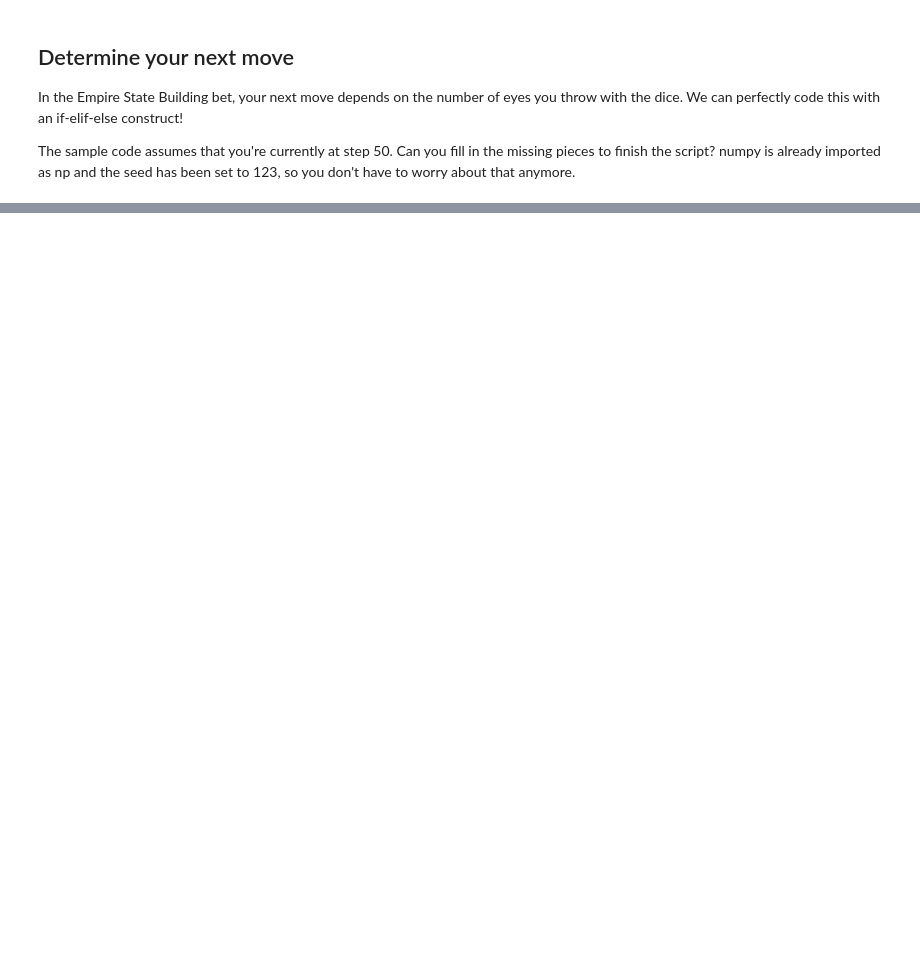
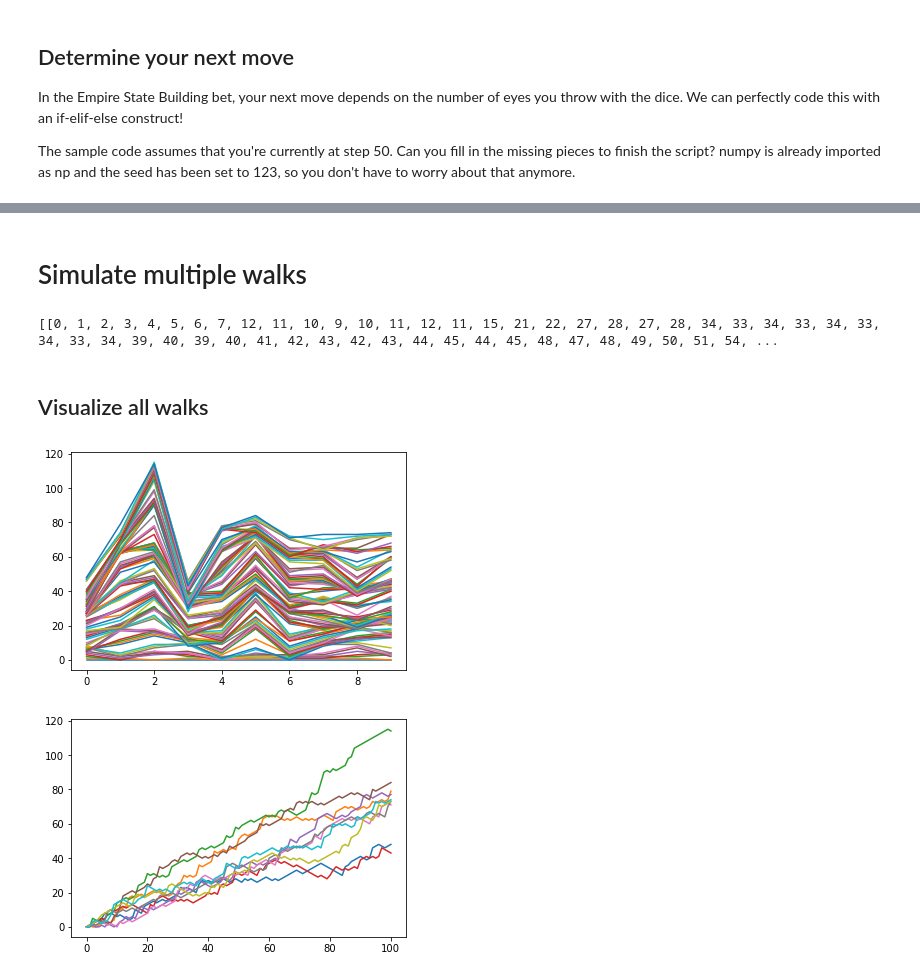
Before and after one commit to sayedkamal2016/DataCamp, a Jupyter notebook: intermediate python notes.ipynb, the cells around one changed output, grey strips where cells are left out. Drawn from its saved outputs; the diff is of its cells as text; code cells hidden in the pictures; blank space fills up the shorter version.

```diff
--- a/intermediate python notes.ipynb
+++ b/intermediate python notes.ipynb
@@ -359,0 +439,69 @@ print(step)
+# %% [markdown]
+# Simulate multiple walks
+# %%
+# Initialize all_walks
+all_walks = []
+
+# Simulate random walk 10 times
+for i in range(10) :
+
+    # Code from before
+    random_walk = [0]
+    for x in range(100) :
+        step = random_walk[-1]
+        dice = np.random.randint(1,7)
+
+        if dice <= 2:
+            step = max(0, step - 1)
+        elif dice <= 5:
+            step = step + 1
+        else:
+            step = step + np.random.randint(1,7)
+        random_walk.append(step)
+
+    # Append random_walk to all_walks
+    all_walks.append(random_walk)
+
+# Print all_walks
+print(all_walks)
+# %% [output]
+[[0, 1, 2, 3, 4, 5, 6, 7, 12, 11, 10, 9, 10, 11, 12, 11, 15, 21, 22, 27, 28, 27, 28, 34, 33, 34, 33, 34, 33, 34, 33, 34, 39, 40, 39, 40, 41, 42, 43, 42, 43, 44, 45, 44, 45, 48, 47, 48, 49, 50, 51, 54, ...
+# %% [markdown]
+## Visualize all walks
+# %%
+# initialize and populate all_walks
+all_walks = []
+for i in range(10) :
+    random_walk = [0]
+    for x in range(100) :
+        step = random_walk[-1]
+        dice = np.random.randint(1,7)
+        if dice <= 2:
+            step = max(0, step - 1)
+        elif dice <= 5:
+            step = step + 1
+        else:
+            step = step + np.random.randint(1,7)
+        random_walk.append(step)
+    all_walks.append(random_walk)
+
+# Convert all_walks to Numpy array: np_aw
+np_aw = np.array(all_walks)
+
+# Plot np_aw and show
+plt.plot(np_aw)
+
+# Clear the figure
+plt.show()
+plt.clf()
+
+# Transpose np_aw: np_aw_t
+np_aw_t = np_aw.transpose()
+
+# Plot np_aw_t and show
+plt.plot(np_aw_t)
+
+plt.show()
+# %% [output]
+[figure, added]
+[figure, added]
```
Also changed, not shown: parts of 12 cells of this notebook.
